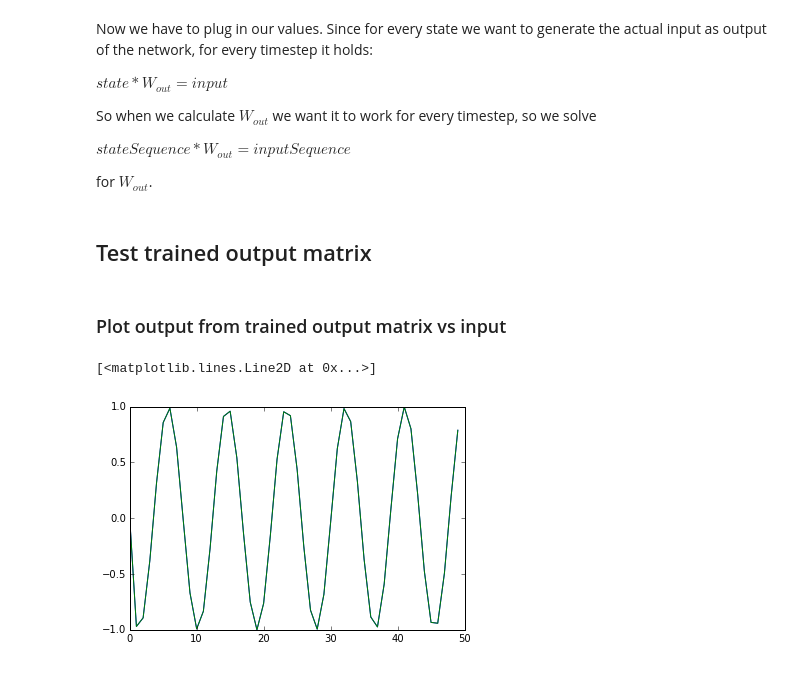
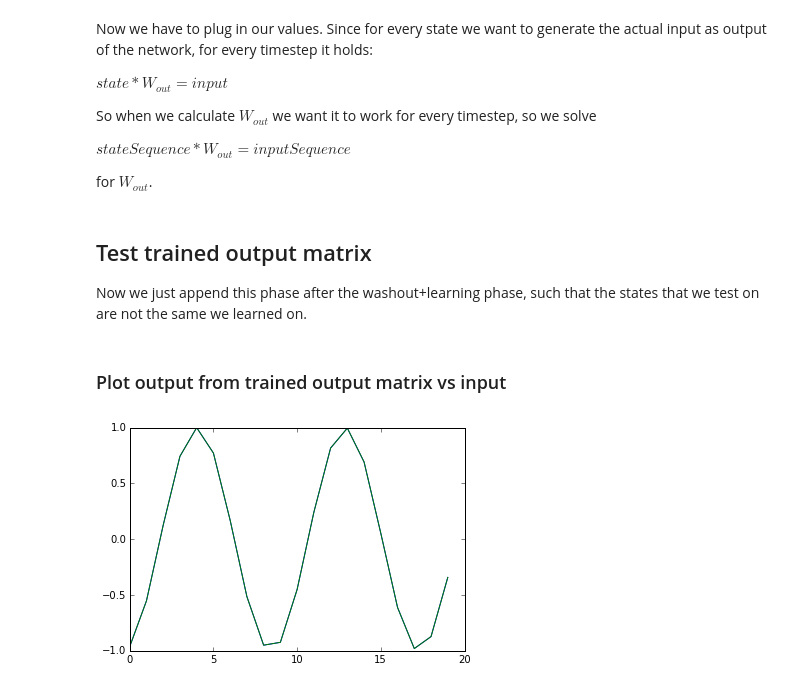
Before and after one commit to kstandvoss/Conceptors, a Jupyter notebook: Conceptors.ipynb, the cells around one changed output. Cells and saved outputs as stored; diff of their text form; code cells hidden in the pictures.

```diff
--- a/Conceptors.ipynb
+++ b/Conceptors.ipynb
@@ -52,7 +55,7 @@ Now we set the input weights to the reservoir. It is also randomly initialized w
 netInputScaling = 1.5
 numInputDims = 1
 
-W_in = netInputScaling * np.random.randn(N,numInputDims)
+W_in = netInputScaling * np.random.randn(N,numInputDims) - netInputScaling/2
 
 plt.matshow(W_in.T, cmap=plt.cm.gray);
 # %% [output]
@@ -62,7 +65,7 @@ plt.matshow(W_in.T, cmap=plt.cm.gray);
 # %%
 biasScaling = 0.2
 
-W_bias = biasScaling * np.random.randn(N,1)
+W_bias = biasScaling * np.random.randn(N,1) - biasScaling/2
 
 plt.matshow(np.asmatrix(W_bias.T), cmap=plt.cm.gray);
 # %% [output]
@@ -98,6 +102,8 @@ x = np.zeros((N, 1))
 stateCollector = np.zeros((N, learnTimesteps))
 inputCollector = np.zeros((numInputDims, learnTimesteps))
 
+washoutStateCollector = np.zeros((N, washoutTimesteps))
+
 for t in xrange(washoutTimesteps + learnTimesteps):
     # get input from pattern-function
     u = sinewave_1(t)
@@ -106,11 +112,15 @@ for t in xrange(washoutTimesteps + learnTimesteps):
     x = np.tanh(np.dot(W_raw, x) + np.dot(W_in, u) + W_bias)
 
     # if we are over the washout period, we start saving states
-    if t > washoutTimesteps:
+    if t >= washoutTimesteps:
         # we need to transpose x and u,
         # because accessing a row OR column in a numpy matrix always resturns a row vector
         stateCollector[:, t - washoutTimesteps] = x.T
         inputCollector[:, t - washoutTimesteps] = u.T
+
+    # save washout state sequence as well for inspection
+    else:
+        washoutStateCollector[:, t] = x.T
 # %% [markdown]
 ### Visualize harvest
 # %%
@@ -164,34 +193,36 @@ W_out = ridgeRegression(
     A = stateCollector.T,
     b = inputCollector.T,
     alpha = 0.01)
-# %% [markdown]
-## Test trained output matrix
+# %% [markdown]
+## Test trained output matrix
+Now we just append this phase after the washout+learning phase, such that the states that we test on are not the same we learned on.
 # %%
-washoutTimesteps = 500
-learnTimesteps = 1000
+testTimesteps = 200
 
-# init empty state
-x = np.zeros((N, 1))
+# continue with last state
+x = x
 
-outputCollector = np.zeros((N, learnTimesteps))
+testOutputCollector = np.zeros((numInputDims, testTimesteps))
+testInputCollector = np.zeros((numInputDims, testTimesteps))
 
-for t in xrange(washoutTimesteps + learnTimesteps):
-    # get input from pattern-function
-    u = sinewave_1(t)
+
+for t in xrange(testTimesteps):
+    # get input from pattern-function after washout and learning phase
+    # this means we just continue after this phase
+    u = sinewave_1(washoutTimesteps + learnTimesteps + t)
 
     # update rule
     x = np.tanh(np.dot(W_raw, x) + np.dot(W_in, u) + W_bias)
 
-    # if we are over the washout period, we start computing outputs
-    if t > washoutTimesteps:
-        output = np.dot(x.T, W_out)
-        outputCollector[:, t - washoutTimesteps] = output.T
+    # start computing outputs
+    output = np.dot(x.T, W_out)
+    testOutputCollector[:, t] = output.T
+    testInputCollector[:, t] = u.T
 # %% [markdown]
 ### Plot output from trained output matrix vs input
 # %%
 plt.figure()
-plt.plot(outputCollector[0,0:50])
-plt.plot(inputCollector[0,0:50])
+plt.plot(testOutputCollector[0,0:20])
+plt.plot(testInputCollector[0,0:20]);
 # %% [output]
-[<matplotlib.lines.Line2D at 0x...>]
-[figure, old version]
+[figure, new version]
```
Also changed, not shown: parts of 18 cells of this notebook.
